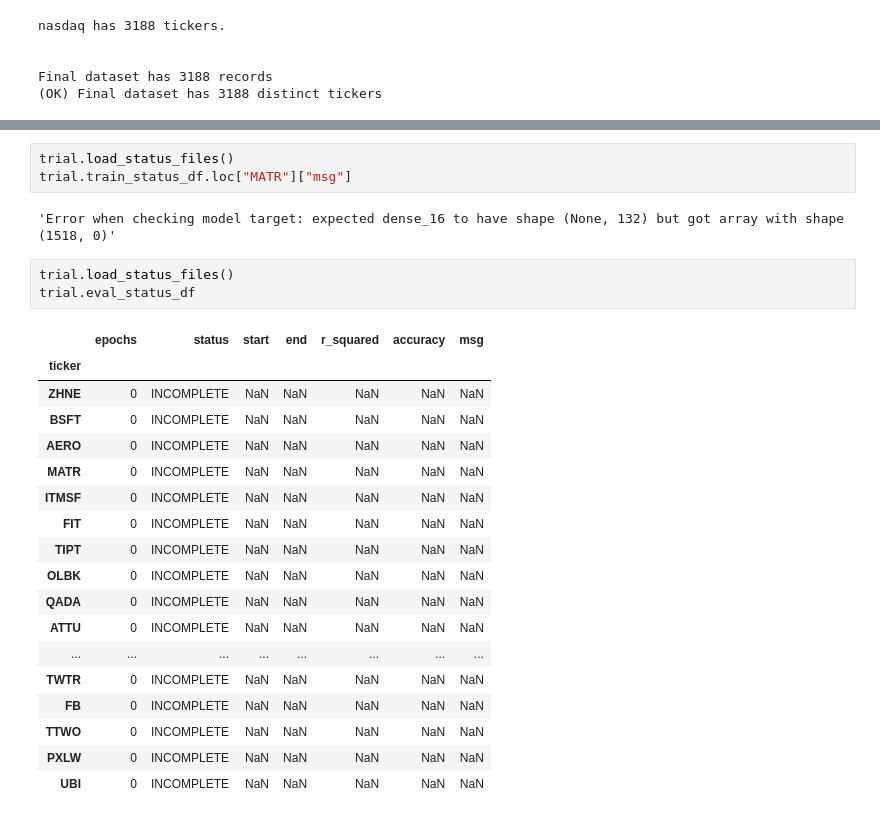
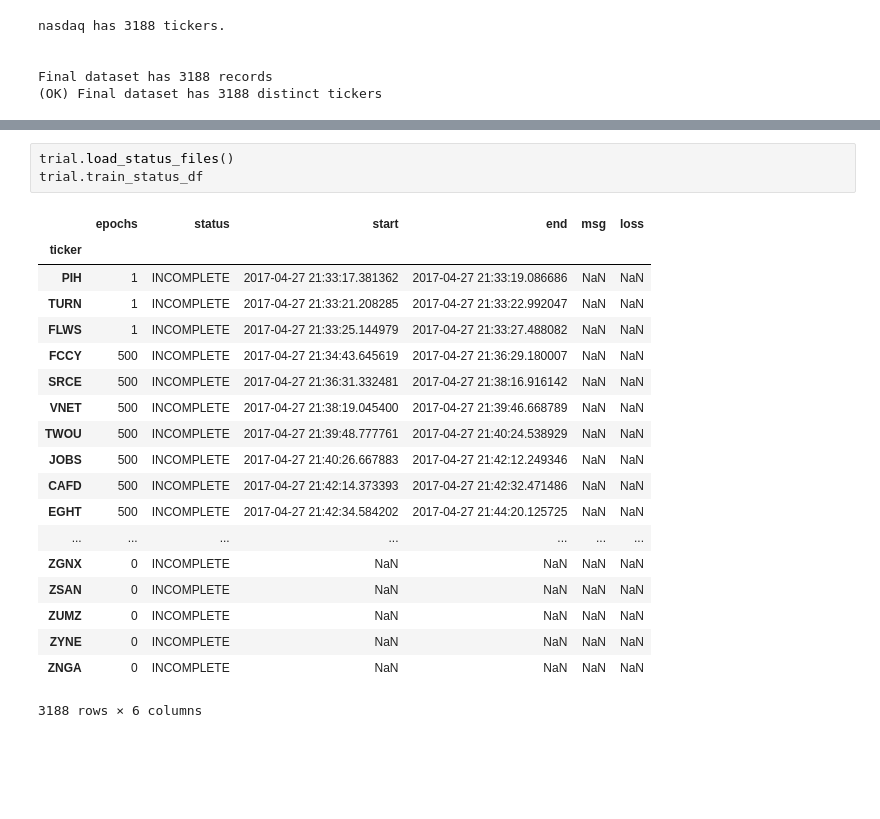
Before and after one commit to pjsousa/FintechCapstone, a Jupyter notebook: Command Line Batch.ipynb, the cells around one changed output, grey strips where cells are left out. Cells and saved outputs as stored; diff of their text form; blank space fills up the shorter version.

```diff
--- a/Command Line Batch.ipynb
+++ b/Command Line Batch.ipynb
@@ -114,27 +116,23 @@ trial.featureengineer_status_df
 # %%
 trial.load_status_files()
-trial.train_status_df.loc["MATR"]["msg"]
+trial.train_status_df
 # %% [output]
+|  | epochs | status | start | end | msg | loss |
+| ticker |  |  |  |  |  |  |
+| PIH | 1 | INCOMPLETE | 2017-04-27 21:33:17.381362 | 2017-04-27 21:33:19.086686 | NaN | NaN |
+| TURN | 1 | INCOMPLETE | 2017-04-27 21:33:21.208285 | 2017-04-27 21:33:22.992047 | NaN | NaN |
+| FLWS | 1 | INCOMPLETE | 2017-04-27 21:33:25.144979 | 2017-04-27 21:33:27.488082 | NaN | NaN |
+| FCCY | 500 | INCOMPLETE | 2017-04-27 21:34:43.645619 | 2017-04-27 21:36:29.180007 | NaN | NaN |
+| SRCE | 500 | INCOMPLETE | 2017-04-27 21:36:31.332481 | 2017-04-27 21:38:16.916142 | NaN | NaN |
+| VNET | 500 | INCOMPLETE | 2017-04-27 21:38:19.045400 | 2017-04-27 21:39:46.668789 | NaN | NaN |
+| TWOU | 500 | INCOMPLETE | 2017-04-27 21:39:48.777761 | 2017-04-27 21:40:24.538929 | NaN | NaN |
+| JOBS | 500 | INCOMPLETE | 2017-04-27 21:40:26.667883 | 2017-04-27 21:42:12.249346 | NaN | NaN |
+| CAFD | 500 | INCOMPLETE | 2017-04-27 21:42:14.373393 | 2017-04-27 21:42:32.471486 | NaN | NaN |
+| EGHT | 500 | INCOMPLETE | 2017-04-27 21:42:34.584202 | 2017-04-27 21:44:20.125725 | NaN | NaN |
+| ... | ... | ... | ... | ... | ... | ... |
+| ZGNX | 0 | INCOMPLETE | NaN | NaN | NaN | NaN |
+| ZSAN | 0 | INCOMPLETE | NaN | NaN | NaN | NaN |
+| ZUMZ | 0 | INCOMPLETE | NaN | NaN | NaN | NaN |
+| ZYNE | 0 | INCOMPLETE | NaN | NaN | NaN | NaN |
+| ZNGA | 0 | INCOMPLETE | NaN | NaN | NaN | NaN |
-'Error when checking model target: expected dense_16 to have shape (None, 132) but got array with shape (1518, 0)'
+3188 rows × 6 columns
-# %%
-trial.load_status_files()
-trial.eval_status_df
-# %% [output]
-|  | epochs | status | start | end | r_squared | accuracy | msg |
-| ticker |  |  |  |  |  |  |  |
-| ZHNE | 0 | INCOMPLETE | NaN | NaN | NaN | NaN | NaN |
-| BSFT | 0 | INCOMPLETE | NaN | NaN | NaN | NaN | NaN |
-| AERO | 0 | INCOMPLETE | NaN | NaN | NaN | NaN | NaN |
-| MATR | 0 | INCOMPLETE | NaN | NaN | NaN | NaN | NaN |
-| ITMSF | 0 | INCOMPLETE | NaN | NaN | NaN | NaN | NaN |
-| FIT | 0 | INCOMPLETE | NaN | NaN | NaN | NaN | NaN |
-| TIPT | 0 | INCOMPLETE | NaN | NaN | NaN | NaN | NaN |
-| OLBK | 0 | INCOMPLETE | NaN | NaN | NaN | NaN | NaN |
-| QADA | 0 | INCOMPLETE | NaN | NaN | NaN | NaN | NaN |
-| ATTU | 0 | INCOMPLETE | NaN | NaN | NaN | NaN | NaN |
-| ... | ... | ... | ... | ... | ... | ... | ... |
-| TWTR | 0 | INCOMPLETE | NaN | NaN | NaN | NaN | NaN |
-| FB | 0 | INCOMPLETE | NaN | NaN | NaN | NaN | NaN |
-| TTWO | 0 | INCOMPLETE | NaN | NaN | NaN | NaN | NaN |
-| PXLW | 0 | INCOMPLETE | NaN | NaN | NaN | NaN | NaN |
-| UBI | 0 | INCOMPLETE | NaN | NaN | NaN | NaN | NaN |
```
Also changed, not shown: parts of 3 cells of this notebook, 2 other files.
